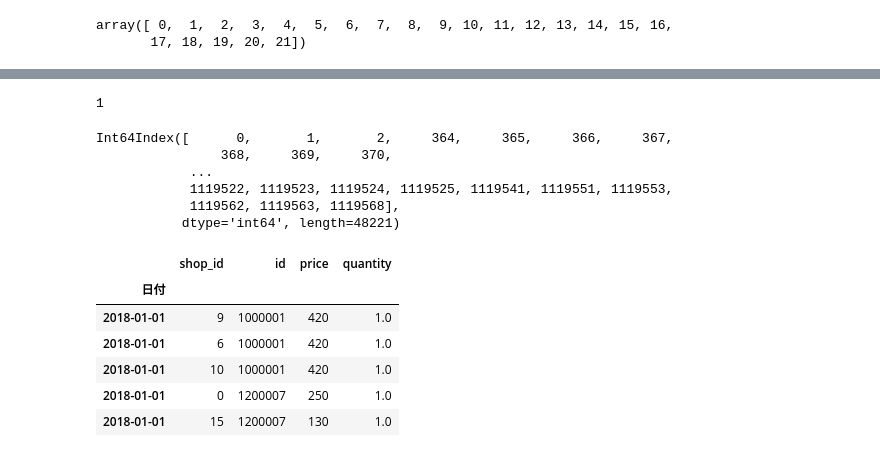
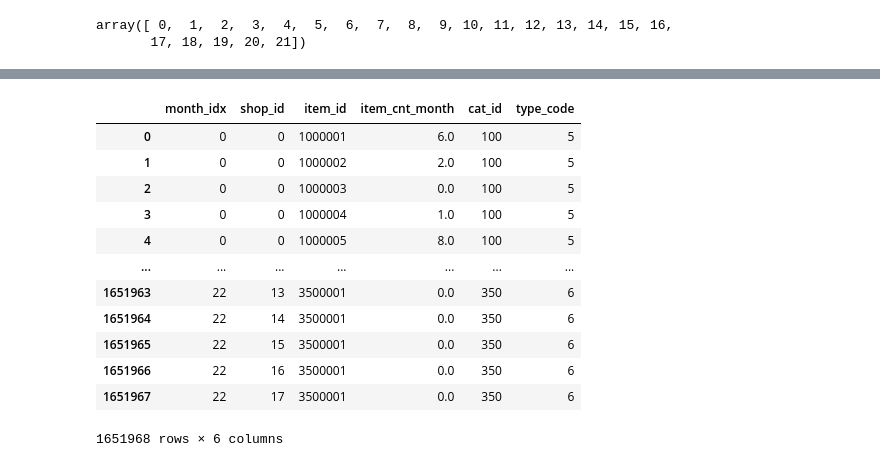
Before and after one commit to ducksfrogs/AIQuest, a Jupyter notebook: jup/pbl01_second.ipynb, the cells around one changed output, grey strips where cells are left out. Saved outputs shown, nothing was run; the diff lists cells and outputs as text; code cells hidden in the pictures.

```diff
--- a/jup/pbl01_second.ipynb
+++ b/jup/pbl01_second.ipynb
@@ -224,23 +265,27 @@ monthly_sold['price'].hist()
-# %%
-month_cnt('2018-02-01')
-# %% [output]
-1
-# %%
-df.index
-# %% [output]
-Int64Index([      0,       1,       2,     364,     365,     366,     367,
-                368,     369,     370,
-            ...
-            1119522, 1119523, 1119524, 1119525, 1119541, 1119551, 1119553,
-            1119562, 1119563, 1119568],
-           dtype='int64', length=48221)
-# %%
-df.head()
-# %% [output]
-|  | shop_id | id | price | quantity |
-| 日付 |  |  |  |  |
-| 2018-01-01 | 9 | 1000001 | 420 | 1.0 |
-| 2018-01-01 | 6 | 1000001 | 420 | 1.0 |
-| 2018-01-01 | 10 | 1000001 | 420 | 1.0 |
-| 2018-01-01 | 0 | 1200007 | 250 | 1.0 |
-| 2018-01-01 | 15 | 1200007 | 130 | 1.0 |
+# %%
+test['month_idx'] = 22
+test['month_idx'] = test['month_idx'].astype(np.int8)
+test['shop_id'] = test['shop_id'].astype(np.int8)
+test['item_id'] = test['item_id'].astype(np.int64)
+# %%
+matrix = pd.concat([matrix, test], ignore_index=True, sort=False, keys=cols)
+matrix.fillna(0,inplace=True)
+# %%
+matrix = pd.merge(matrix, item_cat, on=['item_id'], how='left')
+matrix = pd.merge(matrix, cat_name, on=['cat_id'], how='left')
+# %%
+matrix
+# %% [output]
+|  | month_idx | shop_id | item_id | item_cnt_month | cat_id | type_code |
+| 0 | 0 | 0 | 1000001 | 6.0 | 100 | 5 |
+| 1 | 0 | 0 | 1000002 | 2.0 | 100 | 5 |
+| 2 | 0 | 0 | 1000003 | 0.0 | 100 | 5 |
+| 3 | 0 | 0 | 1000004 | 1.0 | 100 | 5 |
+| 4 | 0 | 0 | 1000005 | 8.0 | 100 | 5 |
+| ... | ... | ... | ... | ... | ... | ... |
+| 1651963 | 22 | 13 | 3500001 | 0.0 | 350 | 6 |
+| 1651964 | 22 | 14 | 3500001 | 0.0 | 350 | 6 |
+| 1651965 | 22 | 15 | 3500001 | 0.0 | 350 | 6 |
+| 1651966 | 22 | 16 | 3500001 | 0.0 | 350 | 6 |
+| 1651967 | 22 | 17 | 3500001 | 0.0 | 350 | 6 |
+1651968 rows × 6 columns
```
Also changed, not shown: parts of 18 cells of this notebook, 1 other file.
